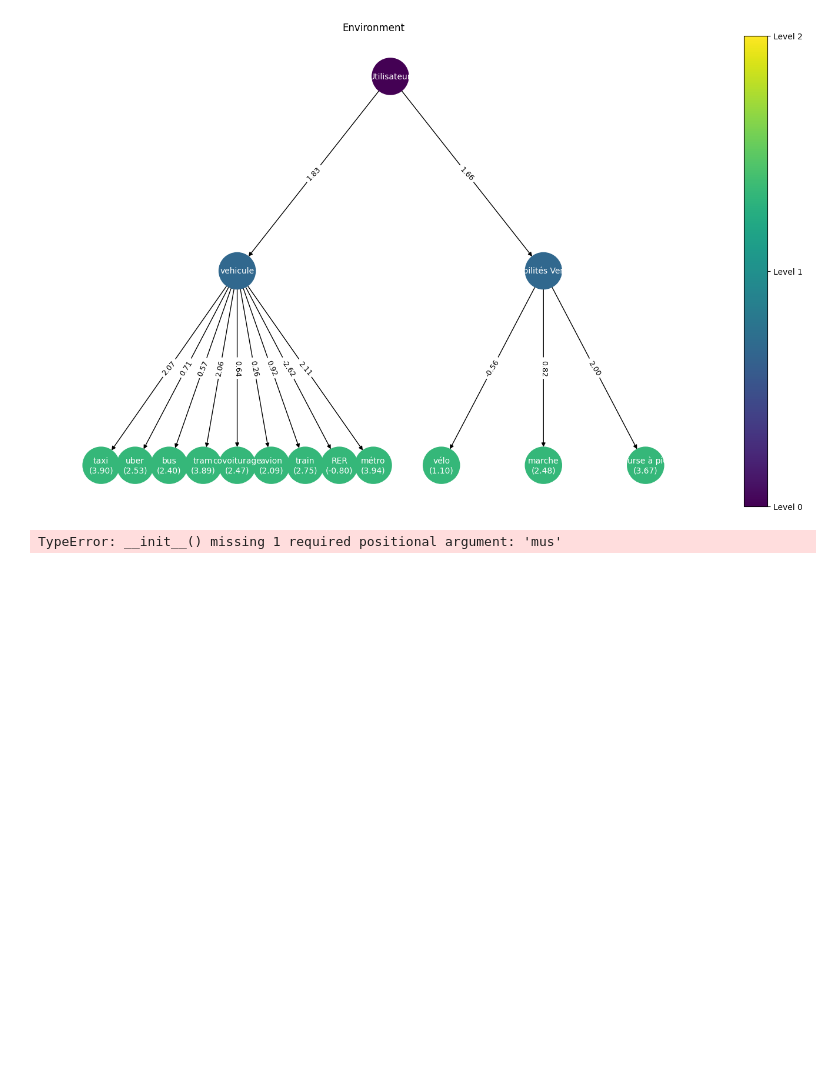
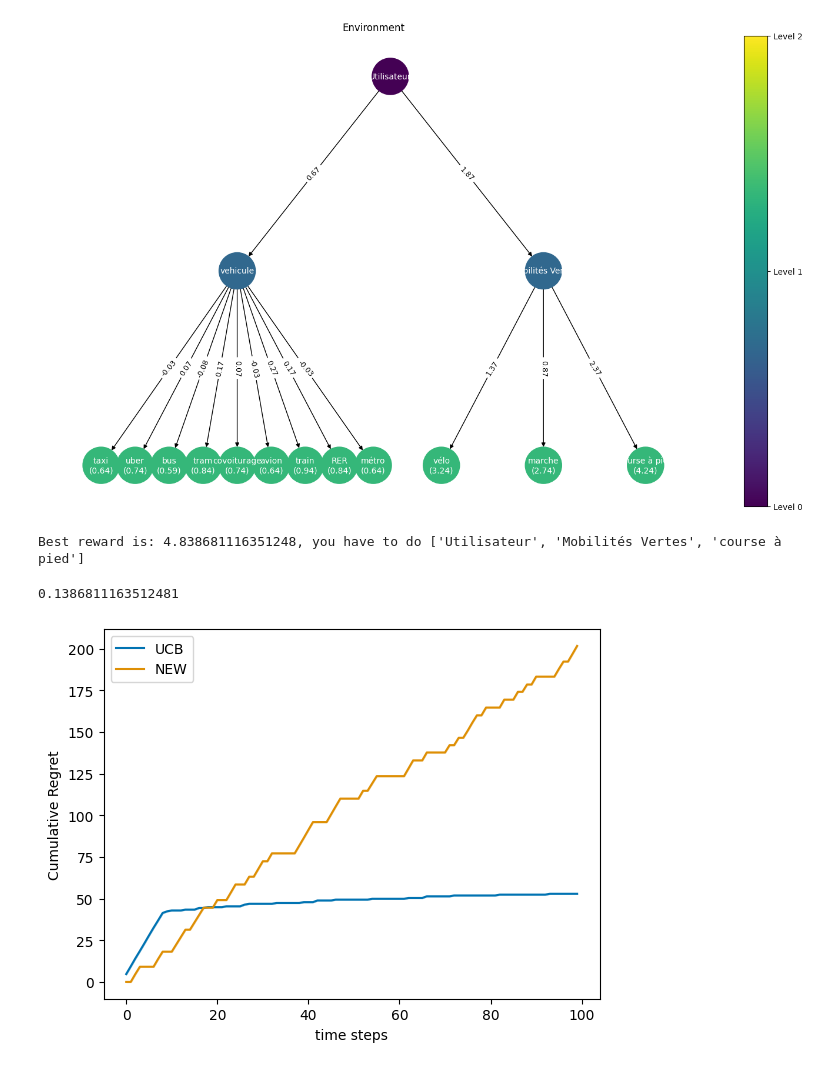
Before and after one commit to AugustinCablant/CRITEO-INTERNSHIP, a Jupyter notebook: create_environment.ipynb, the cells around one changed output. Cells and saved outputs as stored; diff of their text form; code cells hidden in the pictures; blank space fills up the shorter version.

```diff
--- a/create_environment.ipynb
+++ b/create_environment.ipynb
@@ -10,6 +10,8 @@ rng = np.random.RandomState(2025)
 # %%
 class Node:
-    def __init__(self, name, parent=None, mean=0, var=1):
+    def __init__(self, name, parent=None, mean=0, var=1, seed=2025):
+        self.seed = seed
+        self.rng =  np.random.RandomState(seed)
         self.name = name
         self.mean = mean
         self.var = var
@@ -20,6 +22,7 @@ class Node:
         self.level = parent.level + 1 if parent else 0
         self.value = self.get_reward()
 
+
     def get_child_nodes(self):
         if not nodes:
             nodes = []
@@ -29,18 +32,20 @@ class Node:
         return nodes
 
     def get_reward(self):
-        return self.mean + np.sqrt(self.var) * np.random.normal()
+        return self.mean + np.sqrt(self.var) * self.rng.normal()
 
 
 
 class Tree:
-    def __init__(self):
+    def __init__(self, seed=2025):
         self.levels = [[]]
         self.graph = {'root': None,}
         self.max_level = 0
+        self.seed = seed
+        self.rng = np.random.RandomState(seed)
 
     def create_node(self, name, parent=None, mean=0, var=1):
-        return Node(name, parent, mean, var)
+        return Node(name, parent, mean, var, seed=self.seed)
 
     def insert(self, parent_node, name, mean, var):
         if parent_node is None:
@@ -317,8 +345,16 @@ class StochasticEnvironment(gym.Env):
     def render(self, mode='human', close=False):
         pass
 # %%
-env = StochasticEnvironment()
+mus = [
+    [0.3, 2.6], # Layer 1
+    [[0.1, 0.15, 0.05, 0.3, 0.2, 0.09, 0.2, 0.4, 0.3], [1.5, 2, 2.5]] # Layer 2
+]
+env = StochasticEnvironment(mus)
 tree = env.reset()
-env.get_reward()
+leaf = env.sample_randomly()
+path, reward = env.get_best_strategy_reward()
+print(f"Best reward is: {reward}, you have to do {path}")
+env.get_reward(leaf)
 # %% [output]
-TypeError: __init__() missing 1 required positional argument: 'mus'
+Best reward is: 4.838681116351248, you have to do ['Utilisateur', 'Mobilités Vertes', 'course à pied']
+0.1386811163512481
@@ -573,0 +618,23 @@ class StochasticEnvironment(gym.Env):
+# %%
+T = 100  # Finite Horizon
+N = 1  # Monte Carlo simulations
+q = 10  #choice of percentile display
+mus = [
+    [0.3, 2.6], # Layer 1
+    [[0.1, 0.15, 0.05, 0.3, 0.2, 0.09, 0.2, 0.4, 0.3], [1.5, 2, 2.5]] # Layer 2
+]
+
+# Framework for the experiments
+env = StochasticEnvironment(mus)
+
+# Initialization of the agents
+new = NestedExponentialWeights(environment=env)
+ucb = UCB(environment=env)
+
+# Run experiments
+all_data = experiment(env, [ucb, new], Nmc=N, T=T)
+
+# Plot results
+plot_regret(regrets = all_data, logscale = False, lb = None, q = 10)
+# %% [output]
+[figure, added]
```
Also changed, not shown: parts of 9 cells of this notebook, 3 other files.
